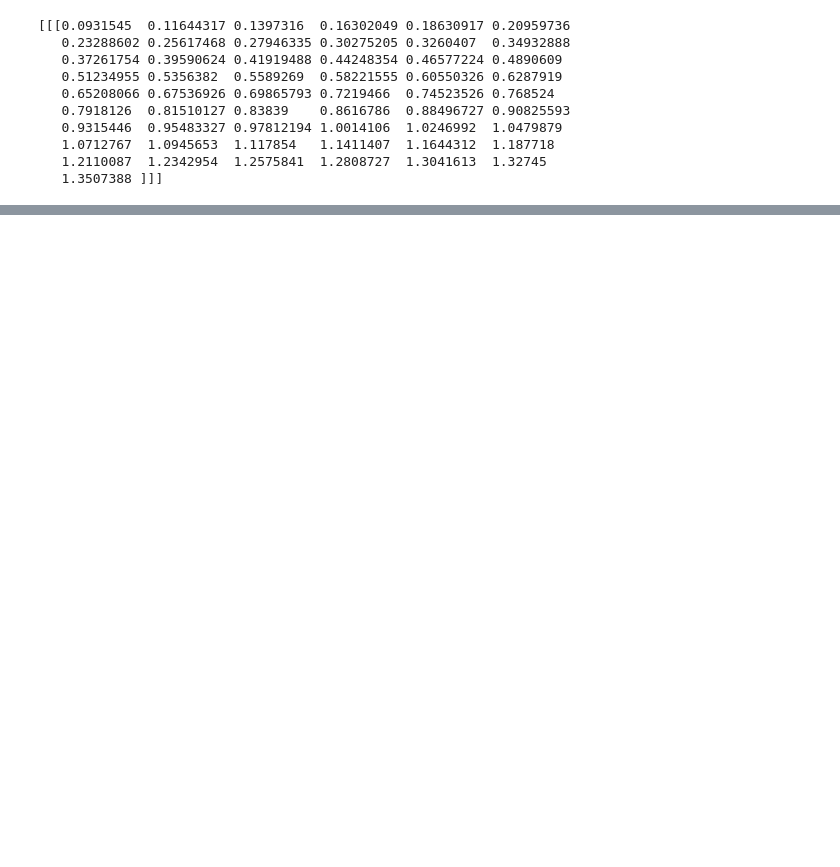
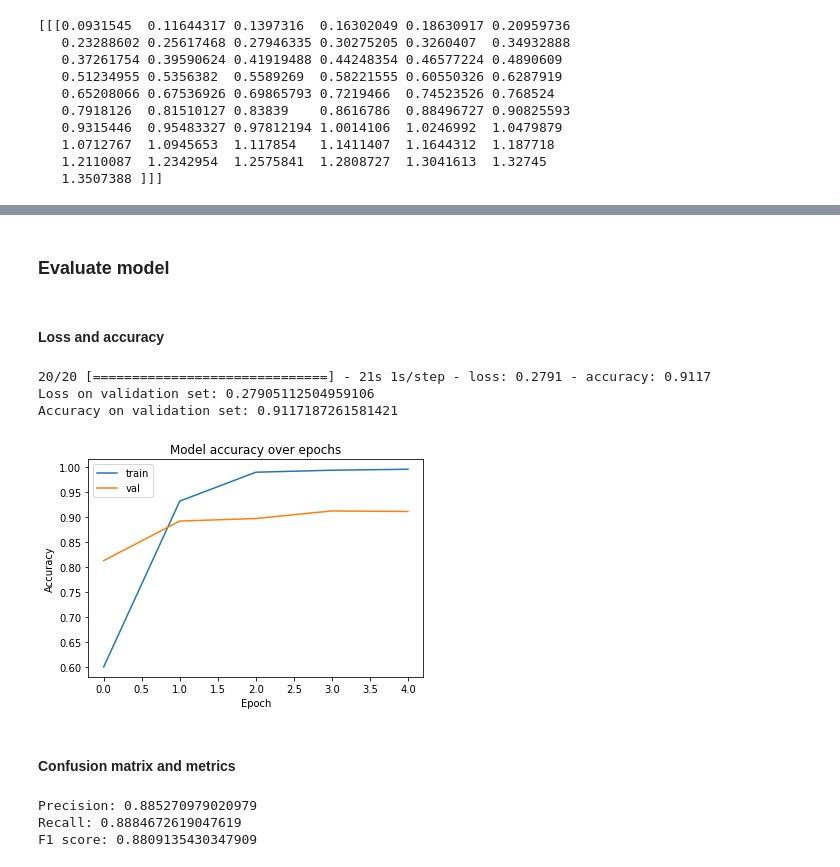
Before and after one commit to theolepage/keras-sincnet, a Jupyter notebook: keras_sincnet.ipynb, the cells around one changed output, grey strips where cells are left out. Saved outputs shown, nothing was run; the diff lists cells and outputs as text; code cells hidden in the pictures; blank space fills up the shorter version.

Commit message:
training and model evaluation

```diff
--- a/keras_sincnet.ipynb
+++ b/keras_sincnet.ipynb
@@ -289,0 +411,12 @@ print(y.numpy().transpose(0, 2, 1))
+# %%
+# Load and determine audio filenames and their associated speaker
+X_, y_ = load_dataset("LibriSpeech/train-clean-100/*",
+                    max_speakers=nb_speakers,
+                    max_utterances=8)
+
+# Split in train and validation sets
+X_train, X_val, y_train, y_val = train_test_split(X_, y_, test_size=0.2)
+
+# Instantiate custom generator to load each batch at once
+train_gen = LibrispeechGenerator(X_train, y_train, batch_size)
+val_gen = LibrispeechGenerator(X_val, y_val, batch_size)
@@ -289,0 +502,16 @@ print(y.numpy().transpose(0, 2, 1))
+# %%
+sincnet_model.compile(optimizer=RMSprop(lr=0.001),
+                      loss='sparse_categorical_crossentropy',
+                      metrics=['accuracy'])
+# %%
+checkpoint_path = "./checkpoints/training-{epoch:04d}.ckpt"
+save_callback = ModelCheckpoint(filepath=checkpoint_path,
+                                save_best_only=True,
+                                save_weights_only=True,
+                                verbose=1)
+
+history = sincnet_model.fit(train_gen,
+                            validation_data=val_gen,
+                            epochs=5,
+                            initial_epoch=0,
+                            callbacks=[save_callback])
@@ -289,0 +539,29 @@ print(y.numpy().transpose(0, 2, 1))
+# %% [markdown]
+### Evaluate model
+# %% [markdown]
+#### Loss and accuracy
+# %%
+# FIXME: Evaluating a generator returns different results at every call.
+
+val_loss, val_accuracy = sincnet_model.evaluate(val_gen)
+
+print("Loss on validation set:", val_loss)
+print("Accuracy on validation set:", val_accuracy)
+# %% [output]
+20/20 [==============================] - 21s 1s/step - loss: 0.2791 - accuracy: 0.9117
+Loss on validation set: 0.27905112504959106
+Accuracy on validation set: 0.9117187261581421
+# %%
+import matplotlib.pyplot as plt
+
+plt.plot(history.history['accuracy'])
+plt.plot(history.history['val_accuracy'])
+plt.title('Model accuracy over epochs')
+plt.ylabel('Accuracy')
+plt.xlabel('Epoch')
+plt.legend(['train', 'val'], loc='upper left')
+plt.show()
+# %% [output]
+[figure, added]
+# %% [markdown]
+#### Confusion matrix and metrics
@@ -289,0 +573,17 @@ print(y.numpy().transpose(0, 2, 1))
+# %%
+from sklearn.metrics import precision_recall_fscore_support
+
+# https://en.wikipedia.org/wiki/Precision_and_recall
+
+p, r, f1, _ = precision_recall_fscore_support(y_val,
+                                              y_val_actual,
+                                              average='macro',
+                                              zero_division=0)
+
+print("Precision:", p)
+print("Recall:", r)
+print("F1 score:", f1)
+# %% [output]
+Precision: 0.885270979020979
+Recall: 0.8884672619047619
+F1 score: 0.8809135430347909
```
Also changed, not shown: parts of 30 cells of this notebook.
